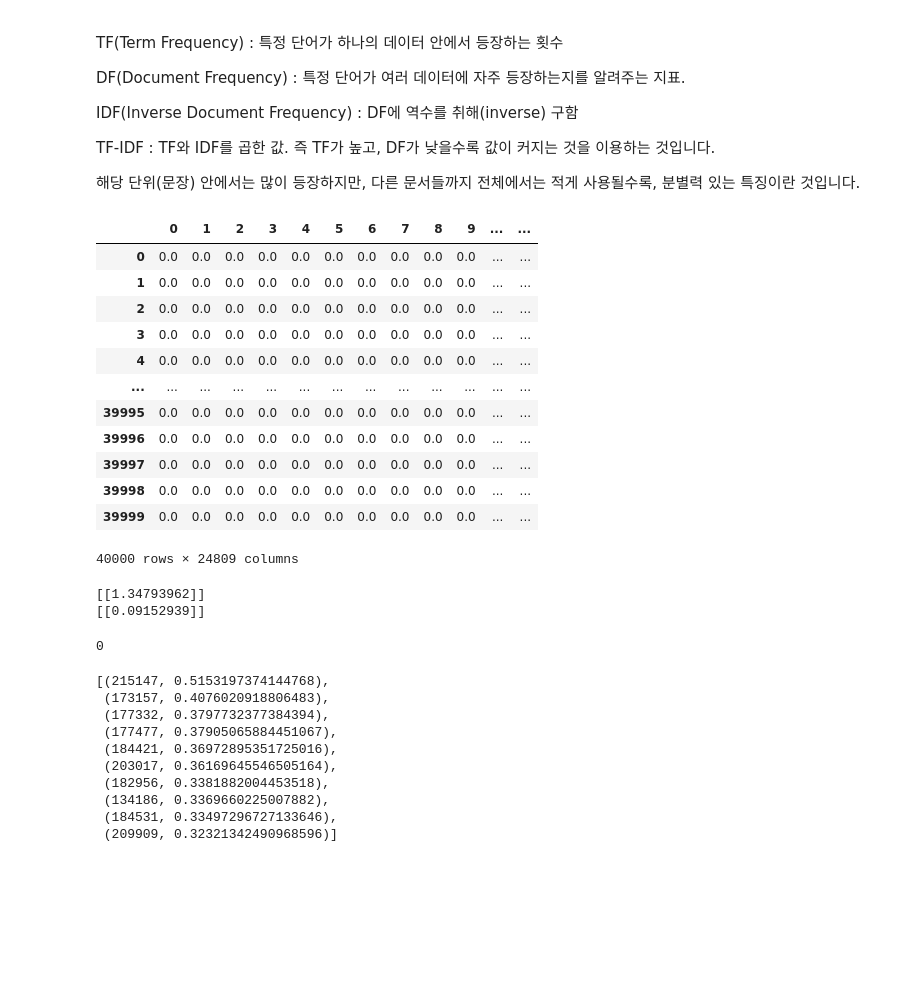
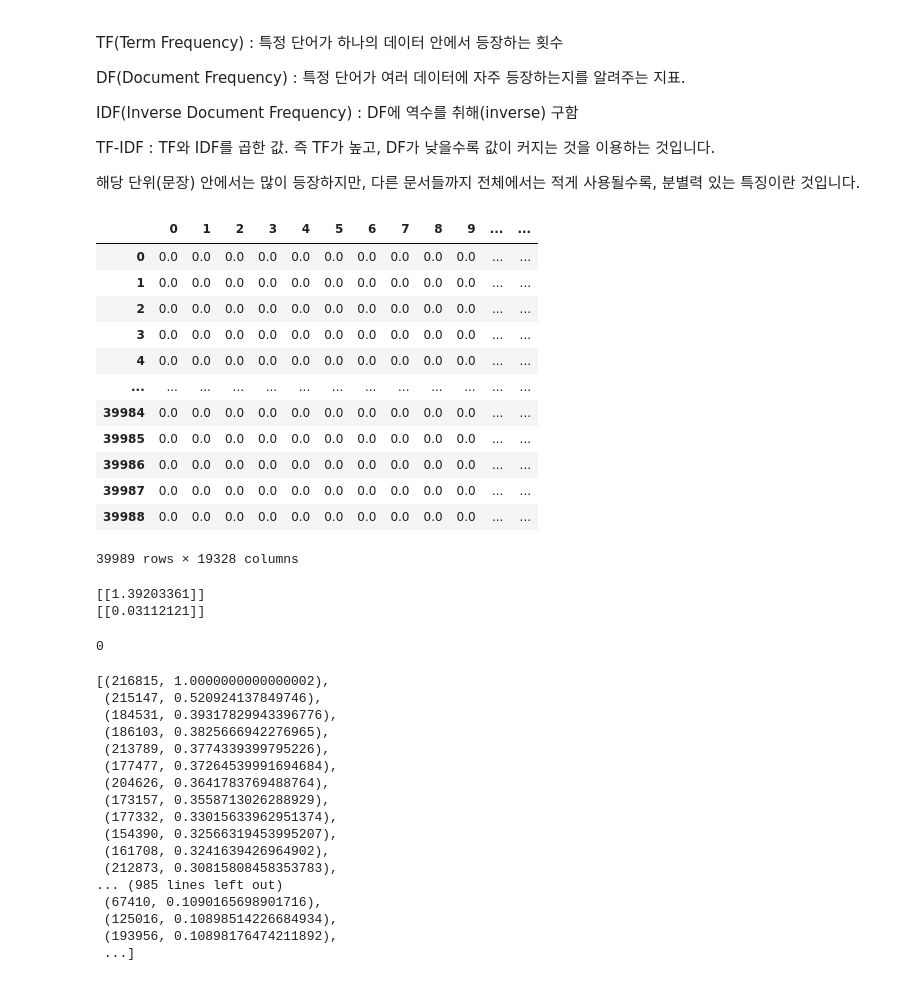
Before and after one commit to park1997/IndustrialSystemsEngineering_Project, a Jupyter notebook: TF-IDF_Vectorizer.ipynb, the cells around one changed output. Drawn from its saved outputs; the diff is of its cells as text; code cells hidden in the pictures; blank space fills up the shorter version.

```diff
--- a/TF-IDF_Vectorizer.ipynb
+++ b/TF-IDF_Vectorizer.ipynb
@@ -101,4 +160,4 @@ info_df
 # %%
-info_df = pd.read_excel("id_판례내용.xlsx")
+info_df = pd.read_excel("id_판시사항,판결요지,참조조문,참조판례.xlsx")
 info_df
 # %% [output]
@@ -152,0 +185,5 @@ info_df
+# %%
+info_df["판결유형"] = 판례목록_df["판결유형"]
+info_df = info_df.dropna(how="all")
+info_df = info_df.drop(info_df[info_df["판시사항"].isna()].index)
+info_df
@@ -153,4 +204,4 @@ info_df
 # %%
-posts = info_df.get("판례내용")
+posts = info_df.get("판시사항")
 posts
 # %% [output]
@@ -347,29 +398,29 @@ TF-IDF : TF와 IDF를 곱한 값. 즉 TF가 높고, DF가 낮을수록 값이
 # %%
 from sklearn.feature_extraction.text import TfidfVectorizer
 
 vectorize = TfidfVectorizer(
-    tokenizer=tokenizer_2, # 문장에 대한 tokenizer (위에 정의한 함수 이용)
-    min_df=5,            # 단어가 출현하는 최소 문서의 개수
-    sublinear_tf=True,    # tf값에 1+log(tf)를 적용하여 tf값이 무한정 커지는 것을 막음
-    stop_words= list(stop_words_df.get("불용어"))
+    tokenizer = tokenizer_1, # 문장에 대한 tokenizer (위에 정의한 함수 이용)
+    min_df = 5,            # 단어가 출현하는 최소 문서의 개수
+    sublinear_tf = True,    # tf값에 1+log(tf)를 적용하여 tf값이 무한정 커지는 것을 막음
+    stop_words = list(stop_words_df.get("불용어"))
 )
 
 X = vectorize.fit_transform(posts)
 pd.DataFrame(X.toarray())
 # %% [output]
 |  | 0 | 1 | 2 | 3 | 4 | 5 | 6 | 7 | 8 | 9 | ... | ... |
 | 0 | 0.0 | 0.0 | 0.0 | 0.0 | 0.0 | 0.0 | 0.0 | 0.0 | 0.0 | 0.0 | ... | ... |
 | 1 | 0.0 | 0.0 | 0.0 | 0.0 | 0.0 | 0.0 | 0.0 | 0.0 | 0.0 | 0.0 | ... | ... |
 | 2 | 0.0 | 0.0 | 0.0 | 0.0 | 0.0 | 0.0 | 0.0 | 0.0 | 0.0 | 0.0 | ... | ... |
 | 3 | 0.0 | 0.0 | 0.0 | 0.0 | 0.0 | 0.0 | 0.0 | 0.0 | 0.0 | 0.0 | ... | ... |
 | 4 | 0.0 | 0.0 | 0.0 | 0.0 | 0.0 | 0.0 | 0.0 | 0.0 | 0.0 | 0.0 | ... | ... |
 | ... | ... | ... | ... | ... | ... | ... | ... | ... | ... | ... | ... | ... |
-| 39995 | 0.0 | 0.0 | 0.0 | 0.0 | 0.0 | 0.0 | 0.0 | 0.0 | 0.0 | 0.0 | ... | ... |
-| 39996 | 0.0 | 0.0 | 0.0 | 0.0 | 0.0 | 0.0 | 0.0 | 0.0 | 0.0 | 0.0 | ... | ... |
-| 39997 | 0.0 | 0.0 | 0.0 | 0.0 | 0.0 | 0.0 | 0.0 | 0.0 | 0.0 | 0.0 | ... | ... |
-| 39998 | 0.0 | 0.0 | 0.0 | 0.0 | 0.0 | 0.0 | 0.0 | 0.0 | 0.0 | 0.0 | ... | ... |
-| 39999 | 0.0 | 0.0 | 0.0 | 0.0 | 0.0 | 0.0 | 0.0 | 0.0 | 0.0 | 0.0 | ... | ... |
+| 39984 | 0.0 | 0.0 | 0.0 | 0.0 | 0.0 | 0.0 | 0.0 | 0.0 | 0.0 | 0.0 | ... | ... |
+| 39985 | 0.0 | 0.0 | 0.0 | 0.0 | 0.0 | 0.0 | 0.0 | 0.0 | 0.0 | 0.0 | ... | ... |
+| 39986 | 0.0 | 0.0 | 0.0 | 0.0 | 0.0 | 0.0 | 0.0 | 0.0 | 0.0 | 0.0 | ... | ... |
+| 39987 | 0.0 | 0.0 | 0.0 | 0.0 | 0.0 | 0.0 | 0.0 | 0.0 | 0.0 | 0.0 | ... | ... |
+| 39988 | 0.0 | 0.0 | 0.0 | 0.0 | 0.0 | 0.0 | 0.0 | 0.0 | 0.0 | 0.0 | ... | ... |
-40000 rows × 24809 columns
+39989 rows × 19328 columns
 # %%
 # pd.DataFrame(X.toarray()).to_excel("TF-IDF_vectors.xlsx",index=False)
 # %%
@@ -384,8 +435,8 @@ print(euclidean_distances(X[1], X[2]))#, X)
 print(cosine_similarity(X[1], X[2]))#, X)
 # [[0.1837195]]
 # %% [output]
-[[1.34793962]]
-[[0.09152939]]
+[[1.39203361]]
+[[0.03112121]]
 # %%
 info_df[info_df['ID']==target_id].index[0]
 # %% [output]
@@ -404,16 +455,23 @@ sorted_cosine_dic = sorted(cosine_result.items(), key = lambda x:x[1], reverse =
 # 먼저나올수록 유사한 판례이다.
 sorted_cosine_dic
 # %% [output]
-[(215147, 0.5153197374144768),
- (173157, 0.4076020918806483),
- (177332, 0.3797732377384394),
- (177477, 0.37905065884451067),
- (184421, 0.36972895351725016),
- (203017, 0.36169645546505164),
- (182956, 0.3381882004453518),
- (134186, 0.3369660225007882),
- (184531, 0.33497296727133646),
- (209909, 0.32321342490968596)]
+[(216815, 1.0000000000000002),
+ (215147, 0.520924137849746),
+ (184531, 0.39317829943396776),
+ (186103, 0.3825666942276965),
+ (213789, 0.3774339399795226),
+ (177477, 0.37264539991694684),
+ (204626, 0.3641783769488764),
+ (173157, 0.3558713026288929),
+ (177332, 0.33015633962951374),
+ (154390, 0.32566319453995207),
+ (161708, 0.3241639426964902),
+ (212873, 0.30815808458353783),
+... (985 lines left out)
+ (67410, 0.1090165698901716),
+ (125016, 0.10898514226684934),
+ (193956, 0.10898176474211892),
+ ...]
 # %%
 # target_id 에 해당하는 판례와 유사한 판례 상위 10개 도출
 for id_ in sorted_cosine_dic[0:11]:
```
Also changed, not shown: parts of 19 cells of this notebook, 4 other files.
